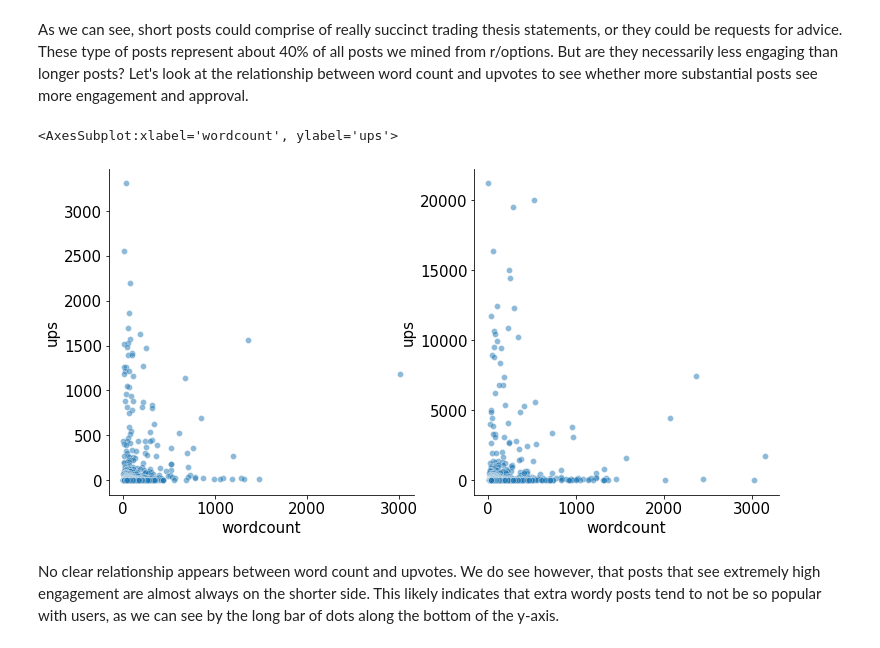
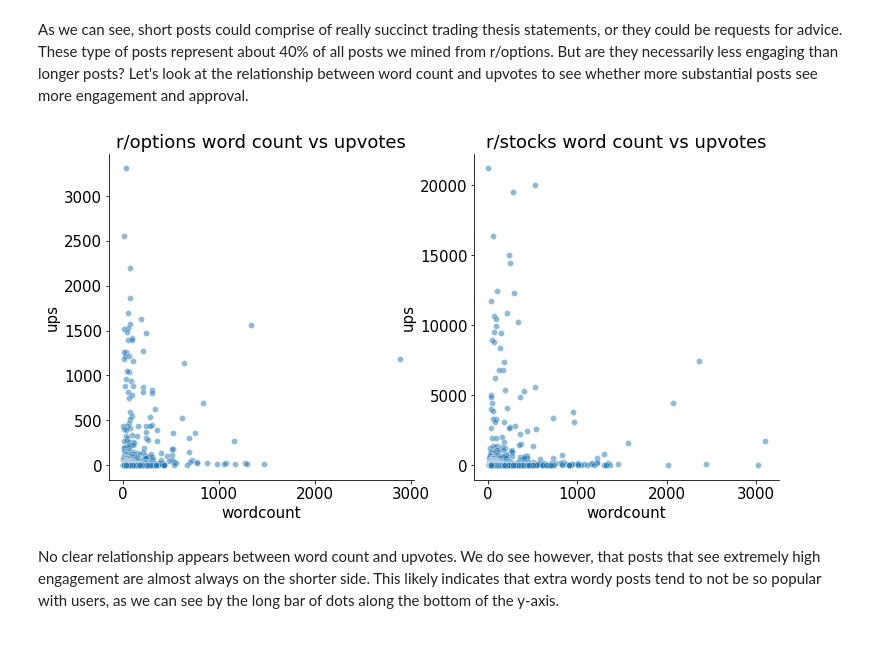
Before and after one commit to krompirov/general-assembly-projects, a Jupyter notebook: project_3 Reddit classifier/2_Data Cleaning and EDA.ipynb, the cells around one changed output. Cells and saved outputs as stored; diff of their text form; code cells hidden in the pictures.

```diff
--- a/project_3 Reddit classifier/2_Data Cleaning and EDA.ipynb
+++ b/project_3 Reddit classifier/2_Data Cleaning and EDA.ipynb
@@ -470,10 +470,10 @@ As we can see, short posts could comprise of really succinct trading thesis stat
 # %%
 fig, (ax1,ax2) = plt.subplots(1, 2, figsize=(12,6))
 sns.scatterplot(data=df_options, x='wordcount', y='ups', alpha=0.5, ax=ax1)
 sns.scatterplot(data=df_stocks, x='wordcount', y='ups', alpha=0.5, ax=ax2)
+ax1.set_title('r/options word count vs upvotes'), ax2.set_title('r/stocks word count vs upvotes');
 # %% [output]
-<AxesSubplot:xlabel='wordcount', ylabel='ups'>
-[figure, old version]
+[figure, new version]
 # %% [markdown]
 No clear relationship appears between word count and upvotes. We do see however, that posts that see extremely high engagement are almost always on the shorter side. This likely indicates that extra wordy posts tend to not be so popular with users, as we can see by the long bar of dots along the bottom of the y-axis.
 # %% [markdown]
```
Also changed, not shown: parts of 5 cells of this notebook, 6 other files.
